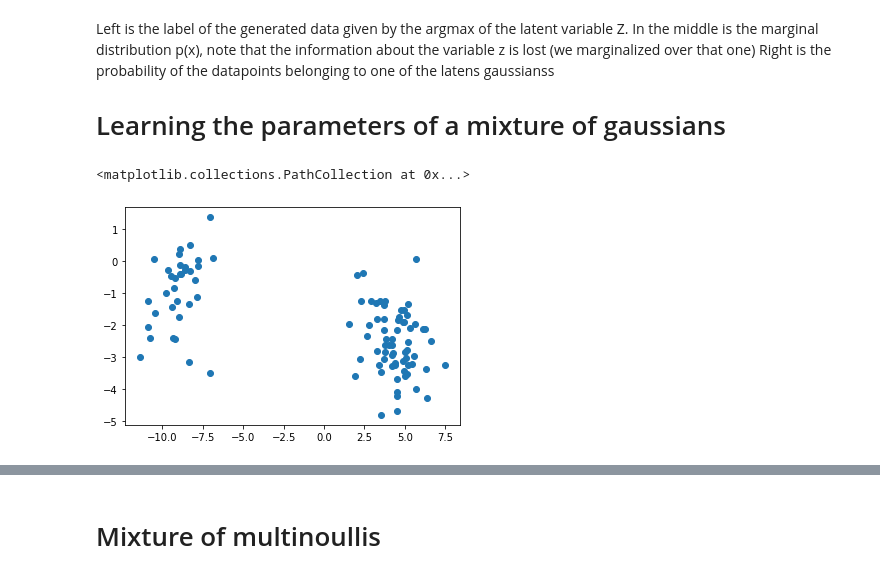
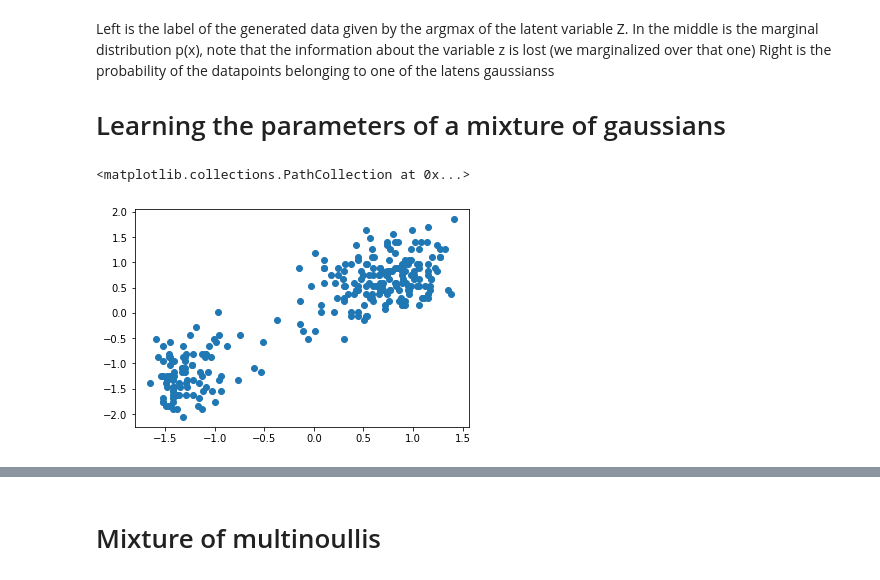
Before and after one commit to wouterMostard/PRML, a Jupyter notebook: PRML/Chapter 9 Mixture models and the EM algorithm.ipynb, the cells around one changed output, grey strips where cells are left out. Cells and saved outputs as stored; diff of their text form; code cells hidden in the pictures.

```diff
--- a/PRML/Chapter 9 Mixture models and the EM algorithm.ipynb
+++ b/PRML/Chapter 9 Mixture models and the EM algorithm.ipynb
@@ -57,7 +57,9 @@ from sklearn.datasets import make_blobs
+# %%
+data = np.array([x.split()[1:3] for x in open('old_faithful.txt').readlines()[26:]]).astype(float)
+
+data = (data - data.mean(axis=0)) / data.std(axis=0)
 # %%
-k = 2
-data, labels = make_blobs(n_features=2)
 plt.scatter(data[:,0], data[:,1])
 # %% [output]
 <matplotlib.collections.PathCollection at 0x...>
-[figure, old version]
+[figure, new version]
```
Also changed, not shown: parts of 21 cells of this notebook.
